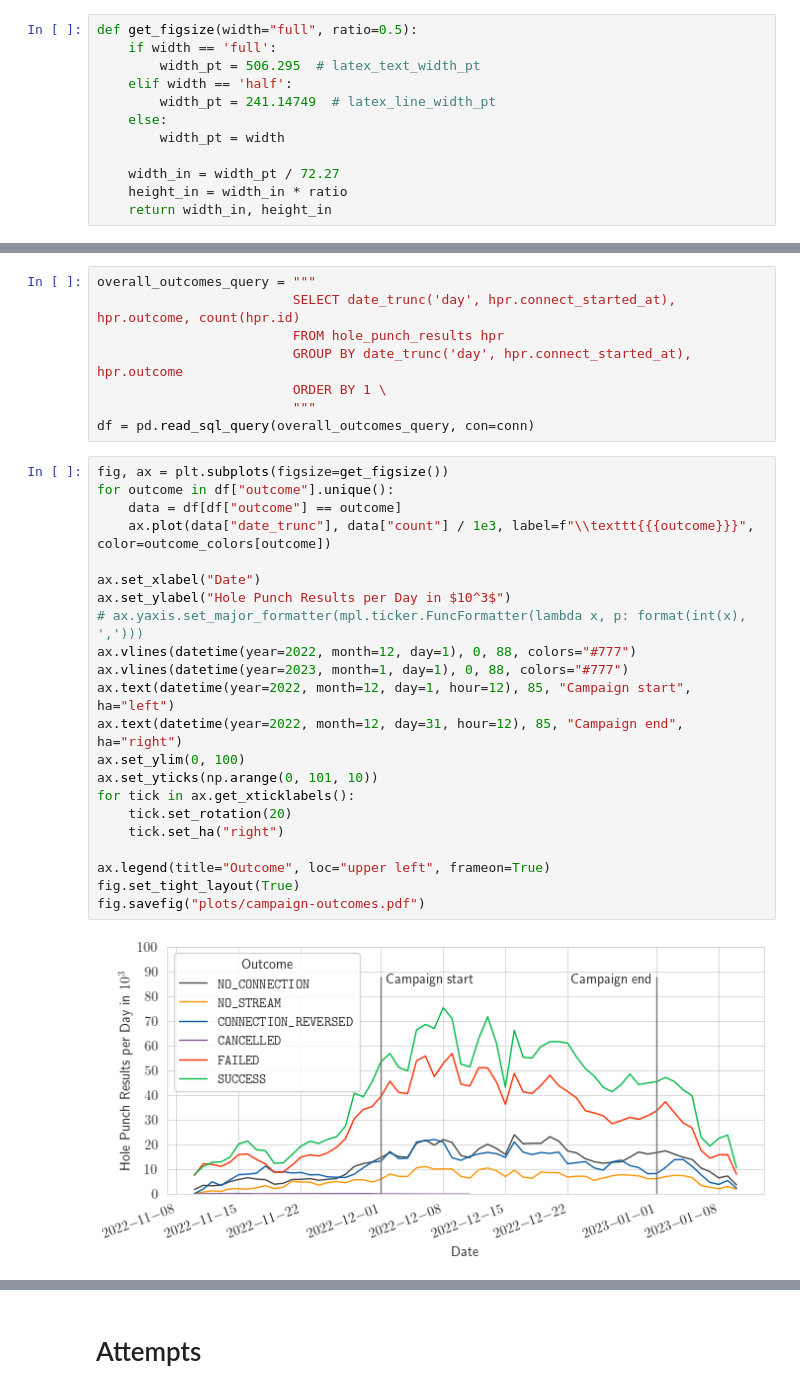
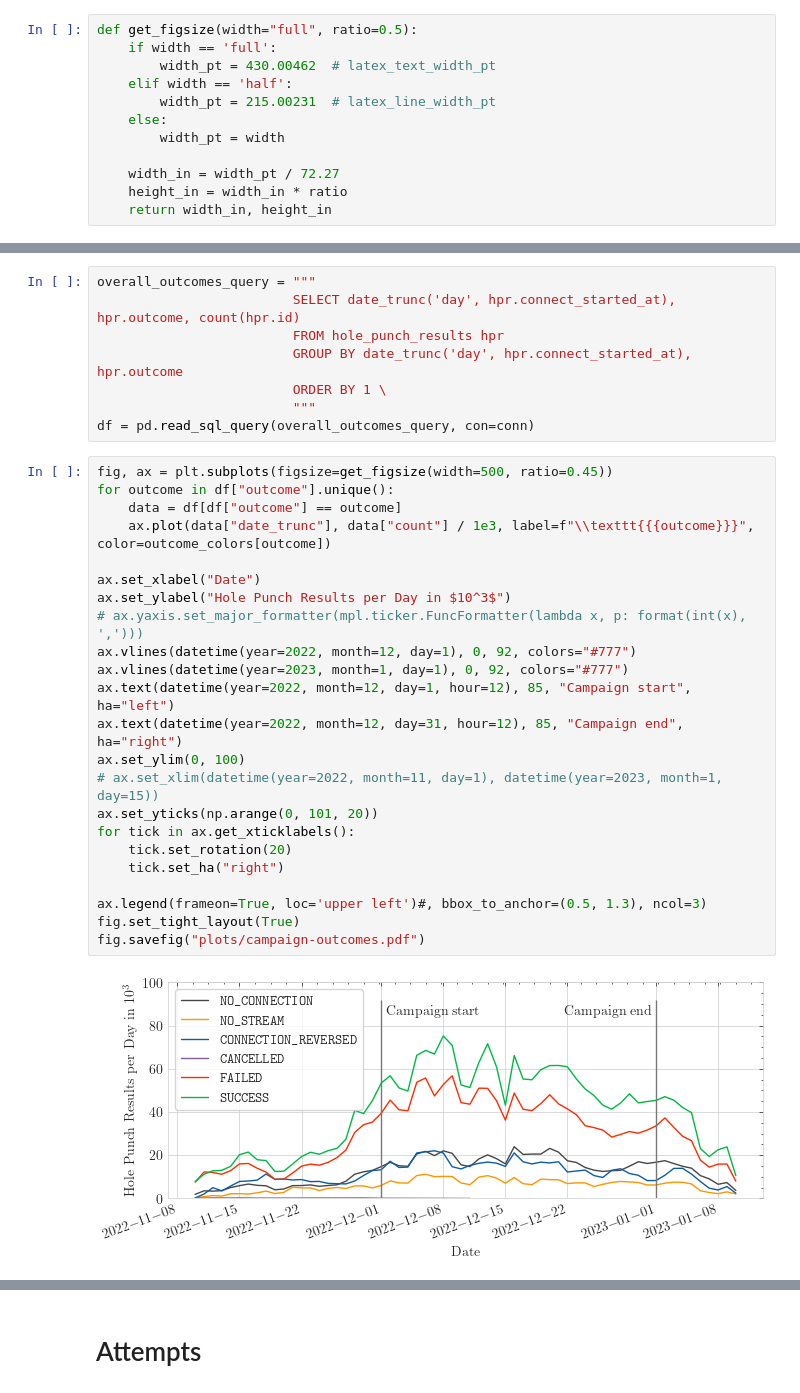
Before and after one commit to libp2p/punchr, a Jupyter notebook: publication/2023-03-07-publication.ipynb, the cells around one changed output, grey strips where cells are left out. Drawn from its saved outputs; the diff is of its cells as text.

```diff
--- a/publication/2023-03-07-publication.ipynb
+++ b/publication/2023-03-07-publication.ipynb
@@ -41,9 +41,9 @@ conn = sa.create_engine("postgresql://punchr:password@localhost:5432/punchr")
 # %%
 def get_figsize(width="full", ratio=0.5):
     if width == 'full':
-        width_pt = 506.295  # latex_text_width_pt
+        width_pt = 430.00462  # latex_text_width_pt
     elif width == 'half':
-        width_pt = 241.14749  # latex_line_width_pt
+        width_pt = 215.00231  # latex_line_width_pt
     else:
         width_pt = width
 
@@ -157,26 +157,27 @@ overall_outcomes_query = """
                          """
 df = pd.read_sql_query(overall_outcomes_query, con=conn)
 # %%
-fig, ax = plt.subplots(figsize=get_figsize())
+fig, ax = plt.subplots(figsize=get_figsize(width=500, ratio=0.45))
 for outcome in df["outcome"].unique():
     data = df[df["outcome"] == outcome]
     ax.plot(data["date_trunc"], data["count"] / 1e3, label=f"\\texttt{{{outcome}}}", color=outcome_colors[outcome])
 
 ax.set_xlabel("Date")
 ax.set_ylabel("Hole Punch Results per Day in $10^3$")
 # ax.yaxis.set_major_formatter(mpl.ticker.FuncFormatter(lambda x, p: format(int(x), ',')))
-ax.vlines(datetime(year=2022, month=12, day=1), 0, 88, colors="#777")
-ax.vlines(datetime(year=2023, month=1, day=1), 0, 88, colors="#777")
+ax.vlines(datetime(year=2022, month=12, day=1), 0, 92, colors="#777")
+ax.vlines(datetime(year=2023, month=1, day=1), 0, 92, colors="#777")
 ax.text(datetime(year=2022, month=12, day=1, hour=12), 85, "Campaign start", ha="left")
 ax.text(datetime(year=2022, month=12, day=31, hour=12), 85, "Campaign end", ha="right")
 ax.set_ylim(0, 100)
-ax.set_yticks(np.arange(0, 101, 10))
+# ax.set_xlim(datetime(year=2022, month=11, day=1), datetime(year=2023, month=1, day=15))
+ax.set_yticks(np.arange(0, 101, 20))
 for tick in ax.get_xticklabels():
     tick.set_rotation(20)
     tick.set_ha("right")
 
-ax.legend(title="Outcome", loc="upper left", frameon=True)
+ax.legend(frameon=True, loc='upper left')#, bbox_to_anchor=(0.5, 1.3), ncol=3)
 fig.set_tight_layout(True)
 fig.savefig("plots/campaign-outcomes.pdf")
 # %% [output]
-[figure, old version]
+[figure, new version]
```
Also changed, not shown: parts of 21 cells of this notebook, 12 other files.
